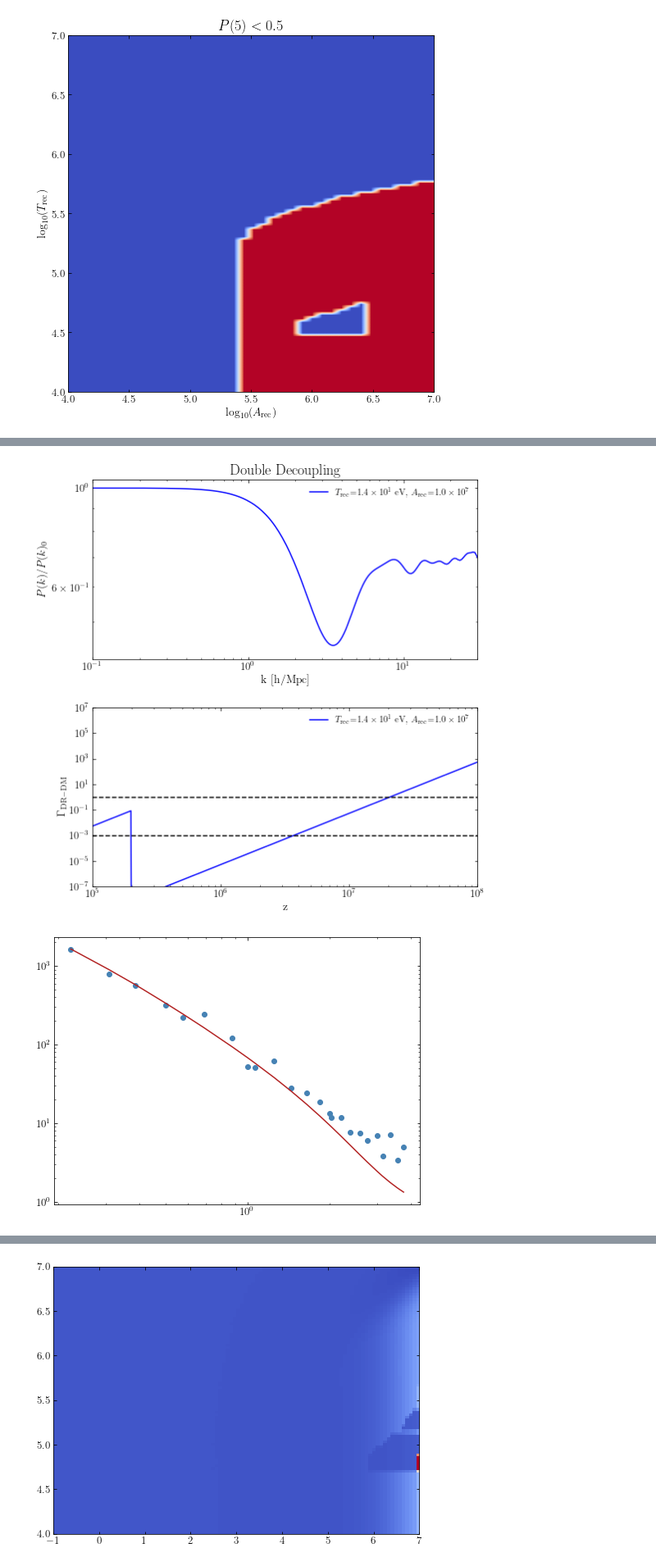
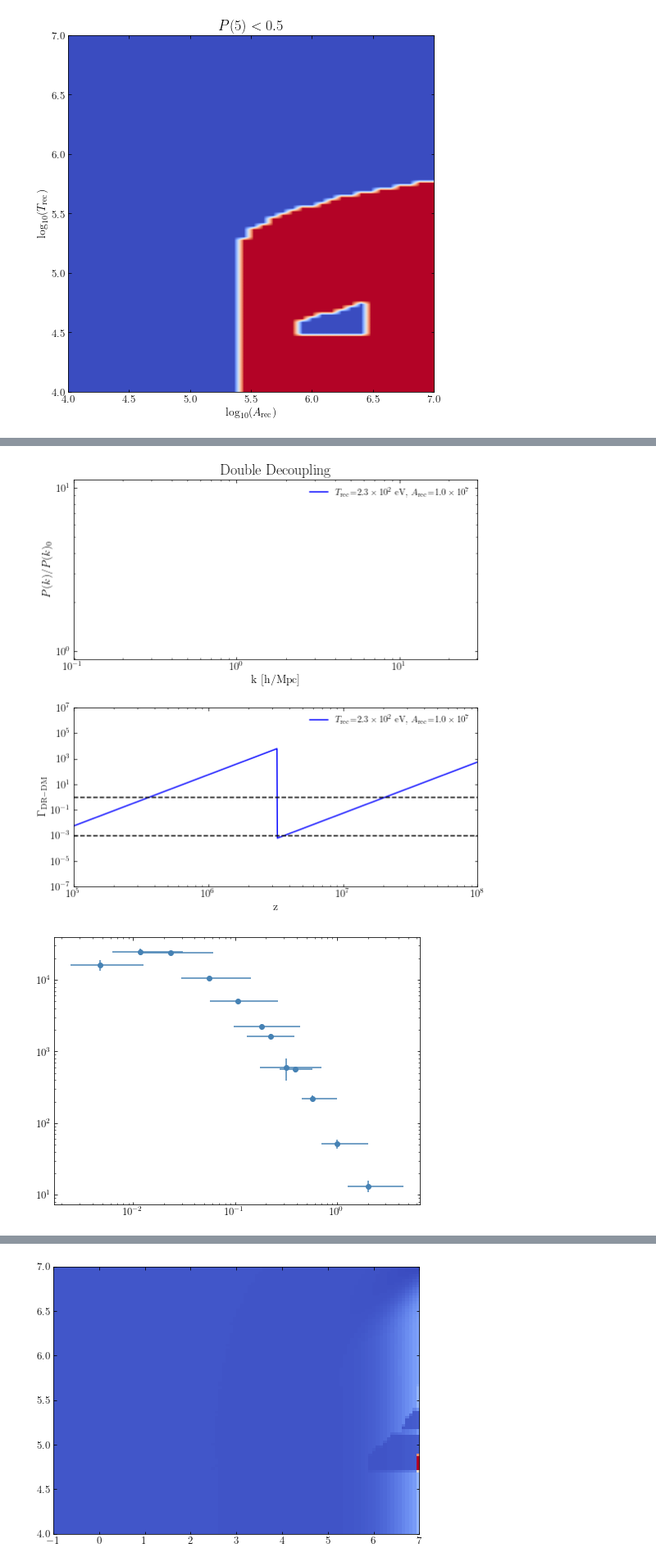
Before and after one commit to NolanSmyth/class_recoupling, a Jupyter notebook: recoupling_constraints.ipynb, the cells around one changed output, grey strips where cells are left out. Shown at 82% size. Saved outputs shown, nothing was run; the diff lists cells and outputs as text; code cells hidden in the pictures.

```diff
--- a/recoupling_constraints.ipynb
+++ b/recoupling_constraints.ipynb
@@ -243,20 +205,38 @@ yerrBOSS = np.array([dfBOSS["ylow"], dfBOSS["yhigh"]])
 # %%
 #sort all relevant data by ks
-constraint_ks = np.concatenate((dfBOSS["k"], dfDES["X"]))
-constraint_pks = np.concatenate((dfBOSS["P(k)"], dfDES["Y"]))
-constraint_pk_y_errs = np.concatenate((yerrBOSS, yerrDES), axis=1)
+# constraint_ks = np.concatenate((dfBOSS["k"], dfDES["X"], dfPlanckTT["X"], dfPlanckEE["X"], dfPlanckPP["X"]))
+# constraint_pks = np.concatenate((dfBOSS["P(k)"], dfDES["Y"], dfPlanckTT["Y"], dfPlanckEE["Y"], dfPlanckPP["Y"]))
+# constraint_pk_y_errs = np.concatenate((yerrBOSS, yerrDES, yerrTT, yerrEE, yerrPP), axis=1)
+
+# constraint_ks = np.concatenate((dfDES["X"], dfPlanckTT["X"], dfPlanckEE["X"], dfPlanckPP["X"]))
+# constraint_pks = np.concatenate((dfDES["Y"], dfPlanckTT["Y"], dfPlanckEE["Y"], dfPlanckPP["Y"]))
+# constraint_pk_y_errs = np.concatenate((yerrDES, yerrTT, yerrEE, yerrPP), axis=1)
+
+constraint_ks = np.concatenate((dfDES["X"], dfPlanckPP["X"]))
+constraint_pks = np.concatenate((dfDES["Y"], dfPlanckPP["Y"]))
+constraint_pk_y_errs = np.concatenate((yerrDES, yerrPP), axis=1)
+constraint_pk_x_errs = np.concatenate((xerrDES, xerrPP), axis=1)
+
+
+
 constraint_ks_sorted = sorted(constraint_ks)
 constraint_pks_sorted = [x for _, x in sorted(zip(constraint_ks, constraint_pks))]
 constraint_pk_y_errs_sorted = np.zeros((2, len(constraint_ks)))
-constraint_pk_y_errs_sorted[0] = [x for _, x in sorted(zip(constraint_ks, constraint_pk_y_errs[0]))]
-constraint_pk_y_errs_sorted[1] = [x for _, x in sorted(zip(constraint_ks, constraint_pk_y_errs[1]))]
-constraint_pk_y_var_sorted = constraint_pk_y_errs_sorted[0] + constraint_pk_y_errs_sorted[1]
+constraint_pk_y_errs_sorted[0] = np.array([x for _, x in sorted(zip(constraint_ks, constraint_pk_y_errs[0]))])
+constraint_pk_y_errs_sorted[1] = np.array([x for _, x in sorted(zip(constraint_ks, constraint_pk_y_errs[1]))])
+constraint_pk_y_var_sorted = np.zeros((2, len(constraint_ks)))
+constraint_pk_y_var_sorted[0] = constraint_pk_y_errs_sorted[0]
+constraint_pk_y_var_sorted[1] = constraint_pk_y_errs_sorted[1]
 
-# constraint_ks_sorted = constraint_ks_sorted[14:]
-# constraint_pks_sorted = constraint_pks_sorted[14:]
-# constraint_pk_y_var_sorted = constraint_pk_y_var_sorted[14:]
+
+constraint_pk_x_errs_sorted = np.zeros((2, len(constraint_ks)))
+constraint_pk_x_errs_sorted[0] = [x for _, x in sorted(zip(constraint_ks, constraint_pk_x_errs[0]))]
+constraint_pk_x_errs_sorted[1] = [x for _, x in sorted(zip(constraint_ks, constraint_pk_x_errs[1]))]
+constraint_pk_x_var_sorted = np.zeros((2, len(constraint_ks)))
+constraint_pk_x_var_sorted[0] = constraint_pk_x_errs_sorted[0]
+constraint_pk_x_var_sorted[1] = constraint_pk_x_errs_sorted[1]
 # %%
-Tr1 = T_rec_strong_arr[40]
+Tr1 = T_rec_strong_arr[80]
 Ar1 = A_rec_strong_arr[99]
 test_pks = np.zeros(len(constraint_ks_sorted))
 for i, k in enumerate(constraint_ks_sorted):
@@ -265,10 +245,11 @@ for i, k in enumerate(constraint_ks_sorted):
 # %%
 plot_varied_recoupling_strong(Tr0, Ar0, Tr1, Ar1, save=False)
 # %% [output]
-[figure, old version]
+[figure, new version]
 # %%
-plt.loglog(constraint_ks_sorted, constraint_pks_sorted, 'o')
+# plt.loglog(constraint_ks_sorted, constraint_pks_sorted, 'o')
+plt.errorbar(constraint_ks_sorted, constraint_pks_sorted, yerr=constraint_pk_y_var_sorted, xerr=constraint_pk_x_var_sorted,fmt='o', label='Observations')
 plt.loglog(constraint_ks_sorted, test_pks)
 plt.show()
 # %% [output]
-[figure, old version]
+[figure, new version]
```
Also changed, not shown: parts of 20 cells of this notebook, 5 other files.
